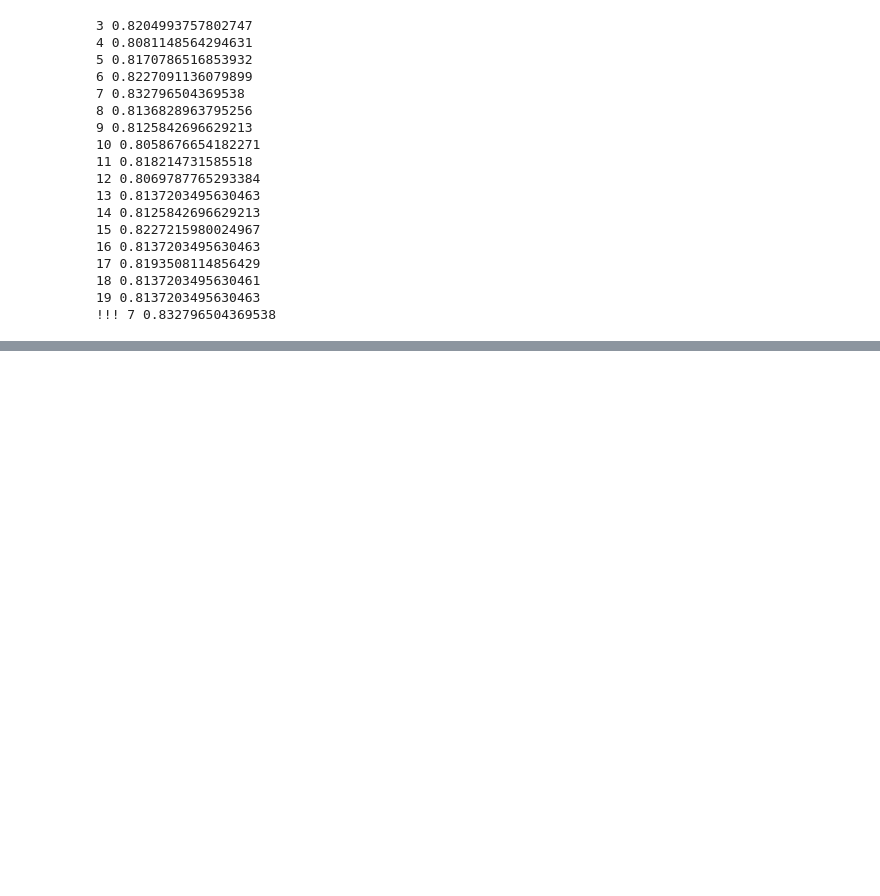
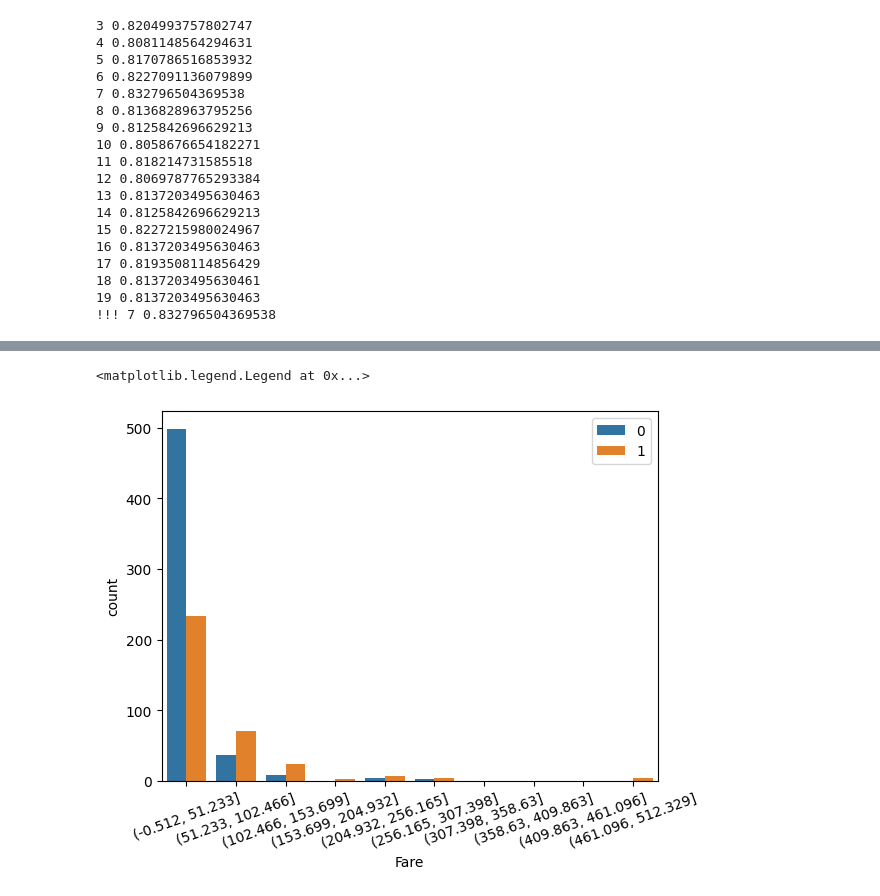
Before and after one commit to EasonChen78/machine_learning, a Jupyter notebook: 20230329_titanic.ipynb, the cells around one changed output, grey strips where cells are left out. Drawn from its saved outputs; the diff is of its cells as text; code cells hidden in the pictures; blank space fills up the shorter version.

```diff
--- a/20230329_titanic.ipynb
+++ b/20230329_titanic.ipynb
@@ -307,0 +389,8 @@ pd.DataFrame({"PassengerId":test["PassengerId"], "Survived":pre}).to_csv("knn.cs
+# %%
+c = pd.cut(train["Fare"], bins=10)
+sns.countplot(x=c, hue=train["Survived"])
+plt.xticks(rotation=20)
+plt.legend(loc="upper right")
+# %% [output]
+<matplotlib.legend.Legend at 0x...>
+[figure, added]
```
Also changed, not shown: parts of 9 cells of this notebook.
